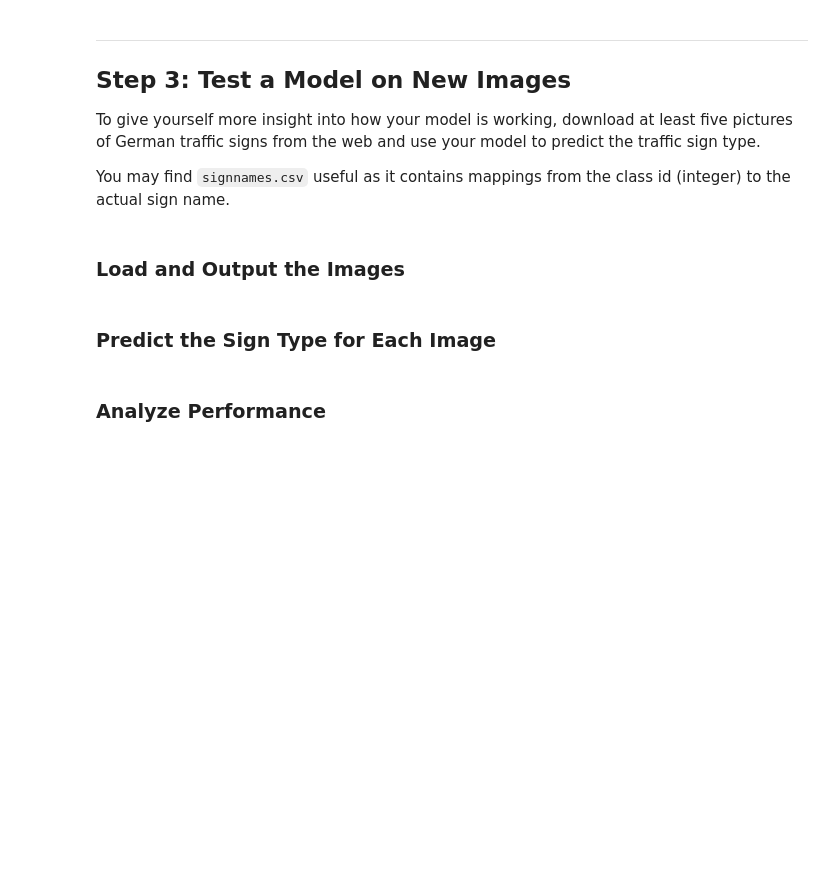
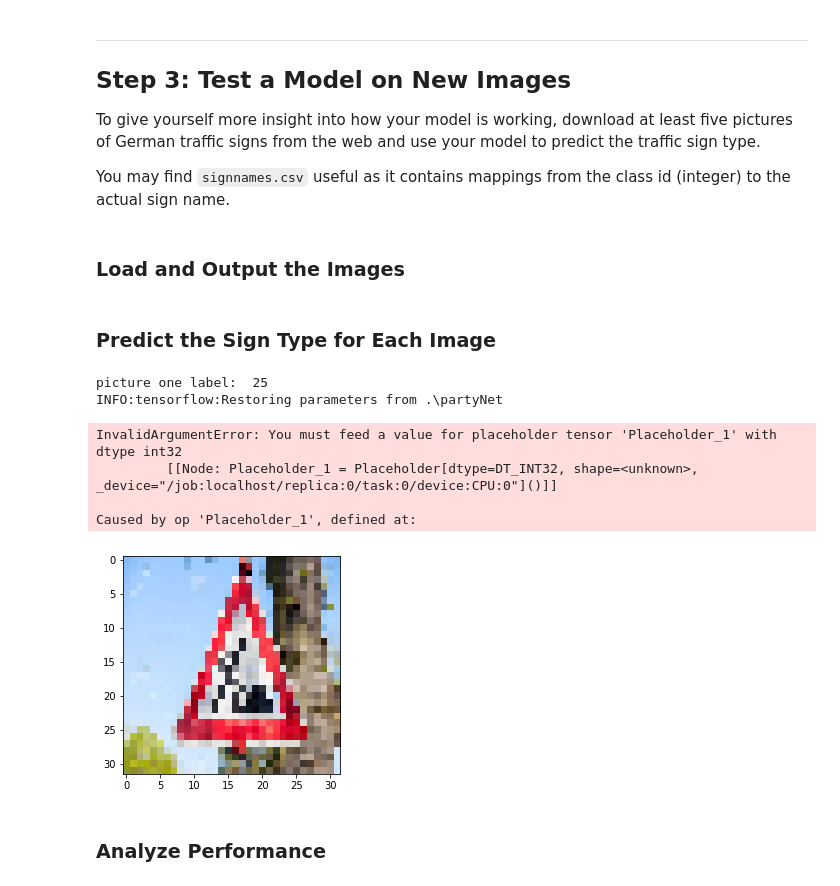
Before and after one commit to BoYuHuang1117/Practical-Autonomous, a Jupyter notebook: traffic sign/Traffic_Sign_Classifier.ipynb, the cells around one changed output. Drawn from its saved outputs; the diff is of its cells as text; code cells hidden in the pictures; blank space fills up the shorter version.

```diff
--- a/traffic sign/Traffic_Sign_Classifier.ipynb
+++ b/traffic sign/Traffic_Sign_Classifier.ipynb
@@ -466,3 +478,9 @@ Model saved
 # %%
 ### Once a final model architecture is selected,
 ### the accuracy on the test set should be calculated and reported as well.
+#import tensorflow as tf
+with tf.Session() as sess:
+    saver.restore(sess, tf.train.latest_checkpoint('.'))
+
+    test_accuracy = evaluate(test_imgs, test_labels)
+    print("Test Accuracy = {:.3f}".format(test_accuracy))
@@ -482,6 +500,48 @@ You may find `signnames.csv` useful as it contains mappings from the class id (i
+# %%
+### Load the images and plot them here.
+### Feel free to use as many code cells as needed.
+
+size = 32
+
+web_filename = 'Testing_from_Web'
+
+web_img_paths = glob.glob(os.path.join(web_filename, '*/*.jpg'))
+
+test_web_imgs = []
+test_web_labels = []
+
+data = pd.read_csv('Testing_from_Web\Images\labels.csv')
+jpg_count = 0
+
+for path in web_img_paths:
+    img = transform.resize(io.imread(path), (size, size))
+    label = int(data.at[jpg_count,"label"])
+    test_web_imgs.append(img)
+    test_web_labels.append(label)
+    jpg_count += 1
 # %% [markdown]
 ### Predict the Sign Type for Each Image
 # %%
 ### Run the predictions here and use the model to output the prediction for each image.
 ### Make sure to pre-process the images with the same pre-processing pipeline used earlier.
 ### Feel free to use as many code cells as needed.
+# First and Second pictures
+
+plt.imshow(test_web_imgs[0])
+print("picture one label: ",test_web_labels[0])
+X = tf.placeholder(tf.float32,[32, 32, 3])
+Y = tf.placeholder(tf.int32, (None))
+with tf.Session() as sess:
+    saver.restore(sess,tf.train.latest_checkpoint('.'))
+    sess = tf.get_default_session()
+    accuracy = sess.run(accuracy_operation, feed_dict={X: test_web_imgs[0], Y: test_web_labels[0]})
+plt.imshow(test_web_imgs[1])
+print("picture one label: ",test_web_labels[1])
+# %% [output]
+picture one label:  25
+INFO:tensorflow:Restoring parameters from .\partyNet
+InvalidArgumentError: You must feed a value for placeholder tensor 'Placeholder_1' with dtype int32
+         [[Node: Placeholder_1 = Placeholder[dtype=DT_INT32, shape=<unknown>, _device="/job:localhost/replica:0/task:0/device:CPU:0"]()]]
+
+Caused by op 'Placeholder_1', defined at:
+[figure, added]
```
Also changed, not shown: parts of 14 cells of this notebook.
